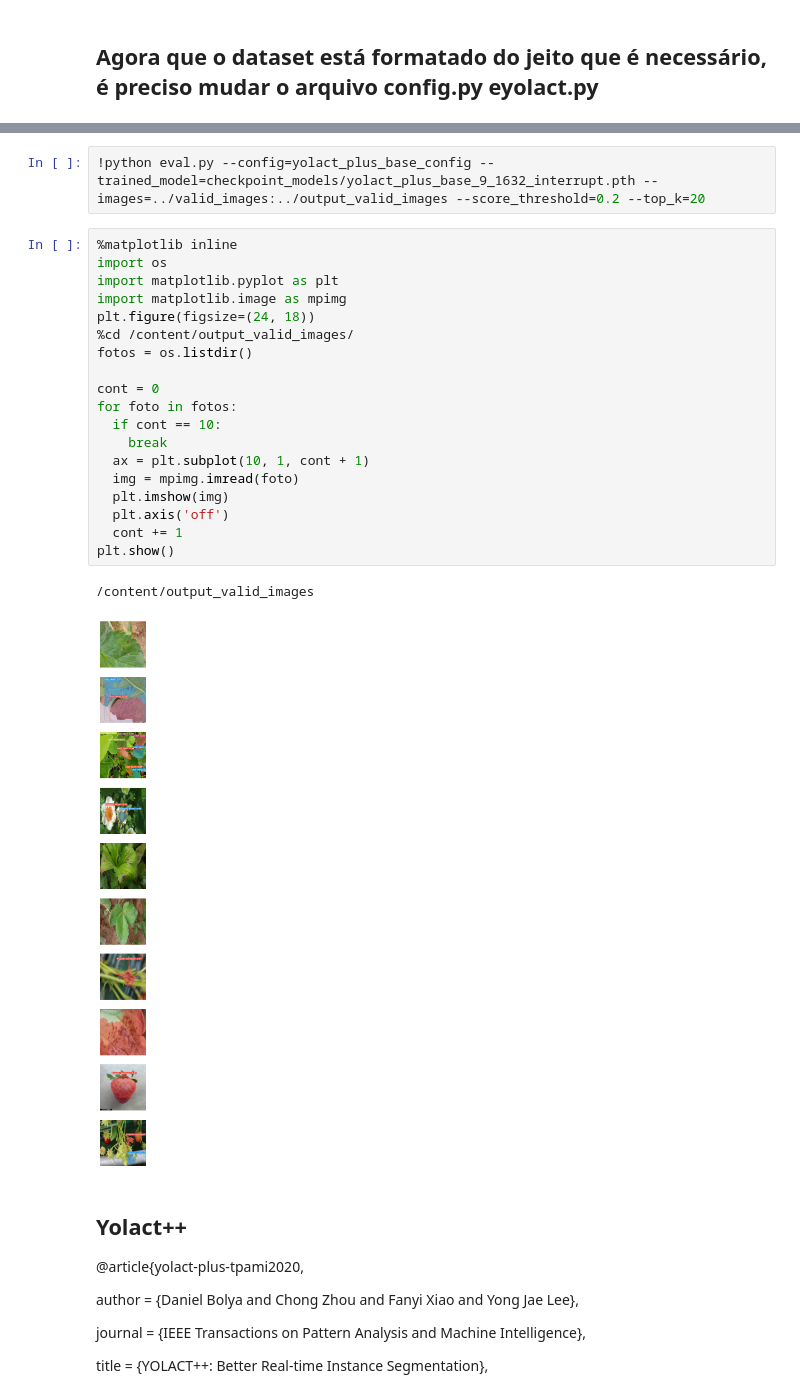
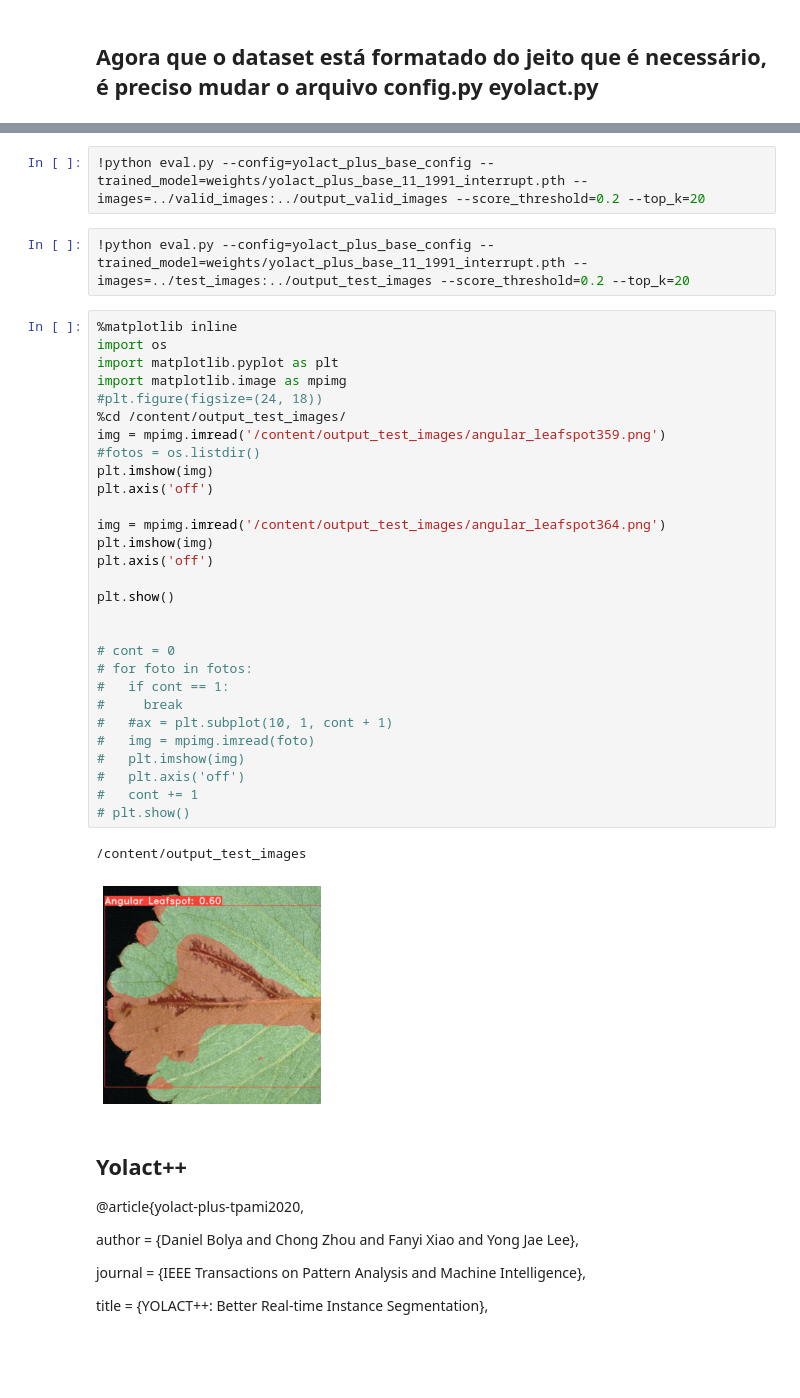
Before and after one commit to Matheus2608/Data-Science, a Jupyter notebook: Projeto3.ipynb, the cells around one changed output, grey strips where cells are left out. Saved outputs shown, nothing was run; the diff lists cells and outputs as text; blank space fills up the shorter version.

```diff
--- a/Projeto3.ipynb
+++ b/Projeto3.ipynb
@@ -209,28 +187,40 @@ Calculating mAP...
 -------+-------+-------+-------+-------+-------+-------+-------+-------+-------+-------+-------+
 # %%
-!python eval.py --config=yolact_plus_base_config --trained_model=checkpoint_models/yolact_plus_base_9_1632_interrupt.pth --images=../valid_images:../output_valid_images --score_threshold=0.2 --top_k=20
+!python eval.py --config=yolact_plus_base_config --trained_model=weights/yolact_plus_base_11_1991_interrupt.pth --images=../valid_images:../output_valid_images --score_threshold=0.2 --top_k=20
+# %%
+!python eval.py --config=yolact_plus_base_config --trained_model=weights/yolact_plus_base_11_1991_interrupt.pth --images=../test_images:../output_test_images --score_threshold=0.2 --top_k=20
 # %%
 %matplotlib inline
 import os
 import matplotlib.pyplot as plt
 import matplotlib.image as mpimg
-plt.figure(figsize=(24, 18))
-%cd /content/output_valid_images/
-fotos = os.listdir()
+#plt.figure(figsize=(24, 18))
+%cd /content/output_test_images/
+img = mpimg.imread('/content/output_test_images/angular_leafspot359.png')
+#fotos = os.listdir()
+plt.imshow(img)
+plt.axis('off')
 
-cont = 0
-for foto in fotos:
-  if cont == 10:
-    break
-  ax = plt.subplot(10, 1, cont + 1)
-  img = mpimg.imread(foto)
-  plt.imshow(img)
-  plt.axis('off')
-  cont += 1
+img = mpimg.imread('/content/output_test_images/angular_leafspot364.png')
+plt.imshow(img)
+plt.axis('off')
+
 plt.show()
+
+
+# cont = 0
+# for foto in fotos:
+#   if cont == 1:
+#     break
+#   #ax = plt.subplot(10, 1, cont + 1)
+#   img = mpimg.imread(foto)
+#   plt.imshow(img)
+#   plt.axis('off')
+#   cont += 1
+# plt.show()
 # %% [output]
-/content/output_valid_images
+/content/output_test_images
-[figure, old version]
+[figure, new version]
 # %% [markdown]
 ## Yolact++
 @article{yolact-plus-tpami2020,
```
Also changed, not shown: parts of 9 cells of this notebook.
